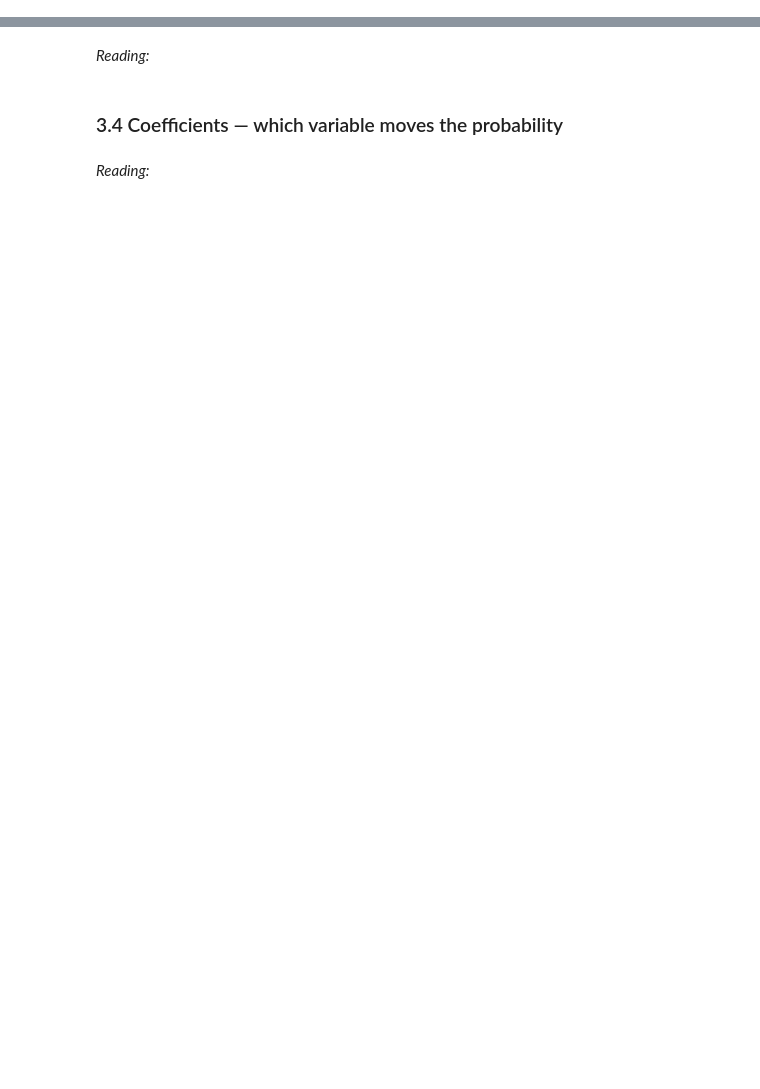
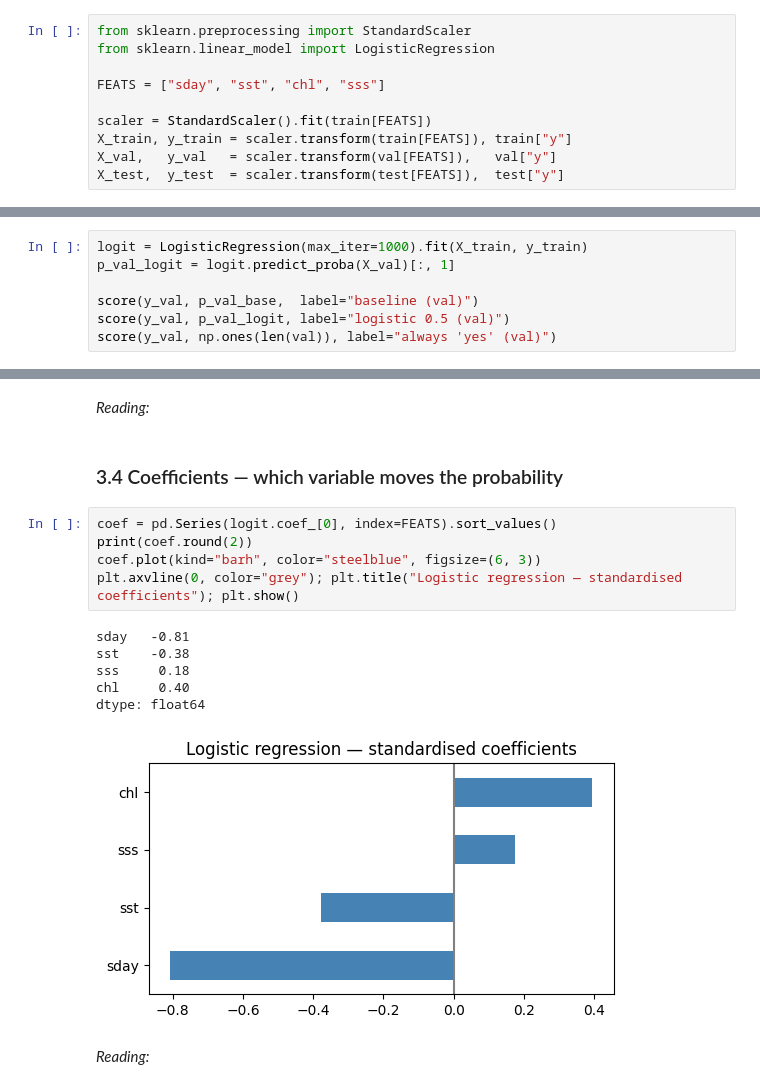
Before and after one commit to Patrick190508/whaleshark-mafia-island, a Jupyter notebook: notebooks/MVP_Daily_Prediction_Ningaloo.ipynb, the cells around one changed output, grey strips where cells are left out. Cells and saved outputs as stored; diff of their text form; blank space fills up the shorter version.

```diff
--- a/notebooks/MVP_Daily_Prediction_Ningaloo.ipynb
+++ b/notebooks/MVP_Daily_Prediction_Ningaloo.ipynb
@@ -53,5 +117,22 @@ Accuracy and confusion matrix when predicting 'sighting' in weeks whose probabil
 # %% [markdown]
 ### 3.1 Features and scaling
 Inputs: day of season, SST, chlorophyll-a, salinity (standardised).
+# %%
+from sklearn.preprocessing import StandardScaler
+from sklearn.linear_model import LogisticRegression
+
+FEATS = ["sday", "sst", "chl", "sss"]
+
+scaler = StandardScaler().fit(train[FEATS])
+X_train, y_train = scaler.transform(train[FEATS]), train["y"]
+X_val,   y_val   = scaler.transform(val[FEATS]),   val["y"]
+X_test,  y_test  = scaler.transform(test[FEATS]),  test["y"]
 # %% [markdown]
 ### 3.2 Fit on training, probabilities on validation
+# %%
+logit = LogisticRegression(max_iter=1000).fit(X_train, y_train)
+p_val_logit = logit.predict_proba(X_val)[:, 1]
+
+score(y_val, p_val_base,  label="baseline (val)")
+score(y_val, p_val_logit, label="logistic 0.5 (val)")
+score(y_val, np.ones(len(val)), label="always 'yes' (val)")
@@ -62,5 +159,17 @@ Confusion matrix for several thresholds; choose the one that balances empty trip
 *Reading:*
 # %% [markdown]
 ### 3.4 Coefficients — which variable moves the probability
+# %%
+coef = pd.Series(logit.coef_[0], index=FEATS).sort_values()
+print(coef.round(2))
+coef.plot(kind="barh", color="steelblue", figsize=(6, 3))
+plt.axvline(0, color="grey"); plt.title("Logistic regression — standardised coefficients"); plt.show()
+# %% [output]
+sday   -0.81
+sst    -0.38
+sss     0.18
+chl     0.40
+dtype: float64
+[figure, added]
 # %% [markdown]
 *Reading:*
```
Also changed, not shown: parts of 8 cells of this notebook.
